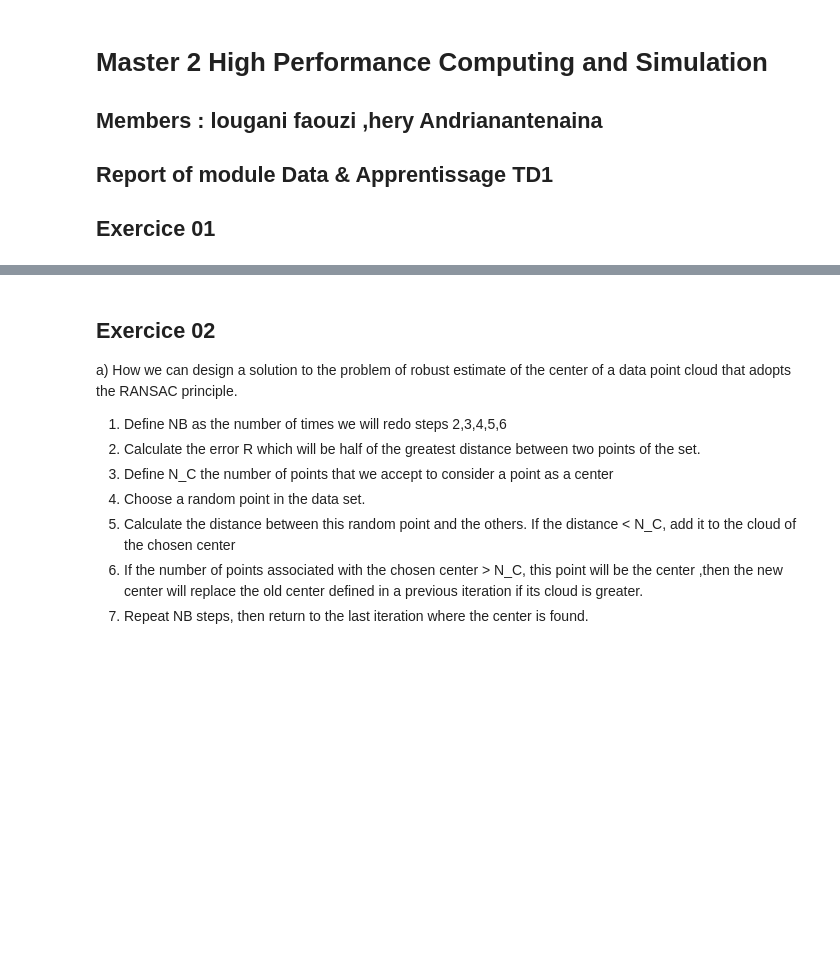
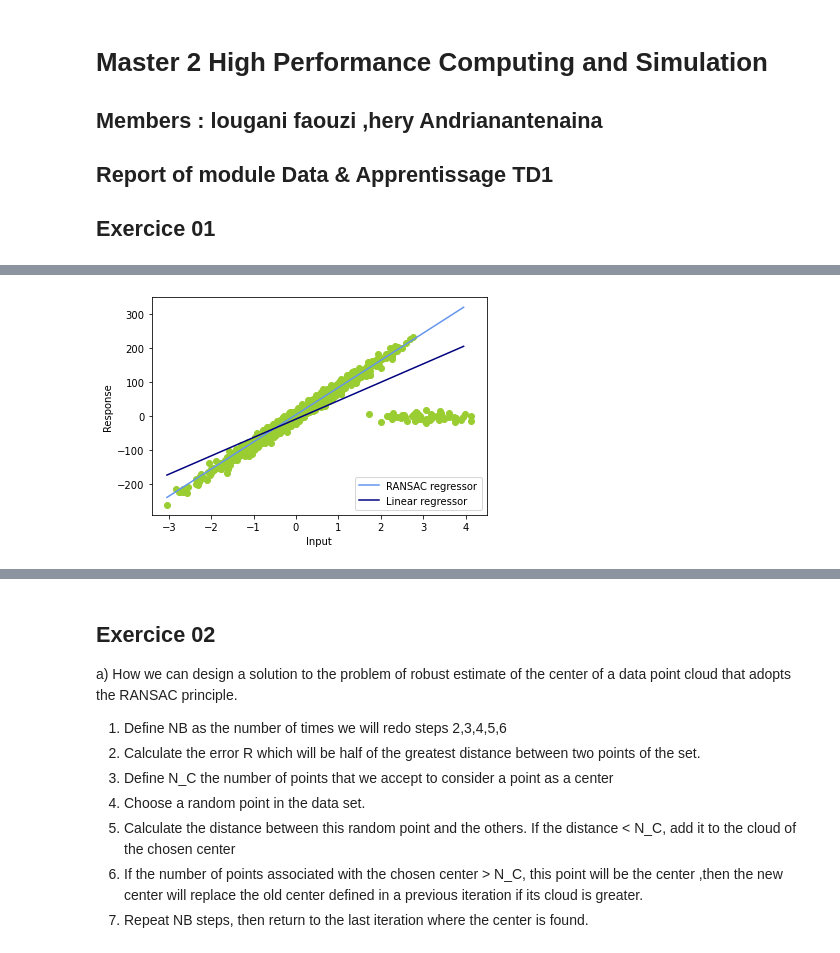
Before and after one commit to lougani-faouzi/DA, a Jupyter notebook: Assignments1.ipynb, the cells around one changed output, grey strips where cells are left out. Drawn from its saved outputs; the diff is of its cells as text; code cells hidden in the pictures; blank space fills up the shorter version.

```diff
--- a/Assignments1.ipynb
+++ b/Assignments1.ipynb
@@ -190,0 +11,84 @@ plt.show()
+# %%
+from sklearn import datasets
+from sklearn import linear_model
+from sklearn.metrics import mean_squared_error
+from scipy import stats
+import matplotlib.pyplot as plt
+import numpy as np
+
+def ransac_version(X, y, N, taille, seuil, nb_inliners, reg):
+
+    meilleur_ensemble = None
+    meilleur_erreur = None
+    iterator = 0
+    cpt_erreur= 0
+
+    while iterator < N:
+
+        # Define the sample of random points and fit model to this sample
+        points_aleatoires = np.random.choice(X.shape[0],taille,replace=False)
+        x_alea = X[points_aleatoires]
+        y_alea = y[points_aleatoires]
+        modele_possible = reg.fit(x_alea,y_alea)
+        #Construction of the set of points
+        points_restant = np.delete(np.arange(X.shape[0]),points_aleatoires)
+        #The rest of the points of our dataset
+        x_reste= X[points_restant]
+        y_reste= y[points_restant]
+        y_predit = modele_possible.predict(X)
+        v = [prediction-label for (prediction,label) in tuple(zip(y_predit, y_reste))]
+        ensemble_points = x_reste[v < seuil]
+        inliners_l = y_reste[v < seuil]
+        #the cardinality of the set of poits is greater than nb_inliners deduce a new model
+        if len(ensemble_points) > nb_inliners:
+            meilleur_x = np.concatenate((x_alea,ensemble_points))
+            meilleur_y = np.concatenate((y_alea,inliners_l))
+            meilleur_modele = reg.fit(meilleur_x, meilleur_y)
+            pred_better = meilleur_modele.predict(meilleur_x)
+            # Keep the best model if its error is lower than the one already calculated
+            cpt_erreur = mean_squared_error(pred_better,meilleur_y)
+            if  meilleur_erreur == None :
+                meilleur_erreur = cpt_erreur
+                meilleur_ensemble = meilleur_modele
+            if  cpt_erreur < meilleur_erreur:
+                meilleur_ensemble = meilleur_modele
+                meilleur_erreur = cpt_erreur
+
+        iterator = iterator + 1
+
+    return meilleur_ensemble
+
+
+#Part of code  taken from Lab 2
+N_samples = 1000
+N_outliers = 50
+X,y,coef = datasets.make_regression(n_samples=N_samples, n_features=1,n_informative=1, noise=10,coef=True, random_state=0)
+np.random.seed(0)
+X[:N_outliers] = 3 + 0.5 * np.random.normal(size=(N_outliers,1))
+y[:N_outliers] = -3 + 10 * np.random.normal(size=N_outliers)
+
+
+#ransac_version take :
+#the data points X,
+#the labels y,
+#number of iteration N,
+#the simple size taille,
+#number of inliners nb_inliners.
+reg = linear_model.LinearRegression()
+ransac_model = ransac_version(X,y,350,X.shape[1]+1,stats.median_abs_deviation(X),X.shape[0]/2,reg)
+line_X = np.arange(X.min(),X.max())[:,np.newaxis]
+line_y_ransac = ransac_model.predict(line_X)
+plt.scatter(X, y, color="yellowgreen")
+plt.plot(line_X, line_y_ransac, color="cornflowerblue", label="RANSAC regressor")
+
+#Linear regression, to do comparaison with RANSAC
+lin_reg_model = reg.fit(X,y)
+line_y_reg = lin_reg_model.predict(line_X)
+plt.plot(line_X, line_y_reg, color="navy", label="Linear regressor")
+
+plt.legend(loc='lower right')
+plt.xlabel("Input")
+plt.ylabel("Response")
+plt.show()
+# %% [output]
+[figure, added]
```
Also changed, not shown: parts of 13 cells of this notebook.
